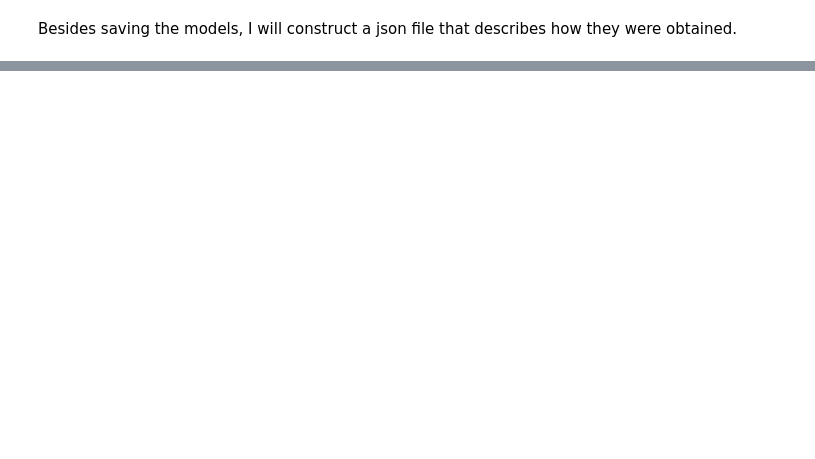
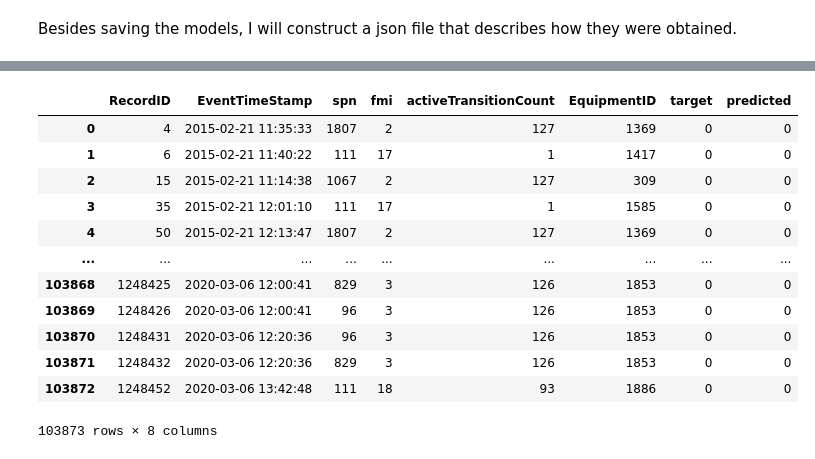
Before and after one commit to tomoumer/big_g_express-elden_ring, a Jupyter notebook: notebooks/ml_models.ipynb, the cells around one changed output, grey strips where cells are left out. Drawn from its saved outputs; the diff is of its cells as text; code cells hidden in the pictures; blank space fills up the shorter version.

```diff
--- a/notebooks/ml_models.ipynb
+++ b/notebooks/ml_models.ipynb
@@ -585,0 +604,19 @@ json_object = json.dumps(to_dump, indent=4)
+# %%
+# load the model that I want to use to look at the predictions
+gbr_best = load('../models/gbr_model_11.joblib')
+
+# get the target values
+# note: the model might have been trained on a different time window, but if it correctly predicts derates further down the road, that is perfectly fine
+# that is why, using Michael's suggestion, always compare models to the 24 hr derate window
+y_derate = pd.read_pickle('../data/target_derate24h.pkl')
+
+y_comparison = y_derate.loc[y_derate['RecordID'].isin(records_test)].sort_values('RecordID')
+
+# preditc y values based on model
+y_pred = gbr_best.predict(X_test) #.drop(columns=[col for col in X_smote.columns if 'spn_fmi_5246' in col])
+
+# put all of it together in a dataframe
+y_comparison['predicted'] = y_pred
+
+# merge it back to get the complete faults info
+test_results = pd.merge(faults, y_comparison, on='RecordID', how='inner')
@@ -585,0 +635,16 @@ json_object = json.dumps(to_dump, indent=4)
+# %%
+test_results
+# %% [output]
+|  | RecordID | EventTimeStamp | spn | fmi | activeTransitionCount | EquipmentID | target | predicted |
+| 0 | 4 | 2015-02-21 11:35:33 | 1807 | 2 | 127 | 1369 | 0 | 0 |
+| 1 | 6 | 2015-02-21 11:40:22 | 111 | 17 | 1 | 1417 | 0 | 0 |
+| 2 | 15 | 2015-02-21 11:14:38 | 1067 | 2 | 127 | 309 | 0 | 0 |
+| 3 | 35 | 2015-02-21 12:01:10 | 111 | 17 | 1 | 1585 | 0 | 0 |
+| 4 | 50 | 2015-02-21 12:13:47 | 1807 | 2 | 127 | 1369 | 0 | 0 |
+| ... | ... | ... | ... | ... | ... | ... | ... | ... |
+| 103868 | 1248425 | 2020-03-06 12:00:41 | 829 | 3 | 126 | 1853 | 0 | 0 |
+| 103869 | 1248426 | 2020-03-06 12:00:41 | 96 | 3 | 126 | 1853 | 0 | 0 |
+| 103870 | 1248431 | 2020-03-06 12:20:36 | 96 | 3 | 126 | 1853 | 0 | 0 |
+| 103871 | 1248432 | 2020-03-06 12:20:36 | 829 | 3 | 126 | 1853 | 0 | 0 |
+| 103872 | 1248452 | 2020-03-06 13:42:48 | 111 | 18 | 93 | 1886 | 0 | 0 |
+103873 rows × 8 columns
```
Also changed, not shown: parts of 29 cells of this notebook, 25 other files.
